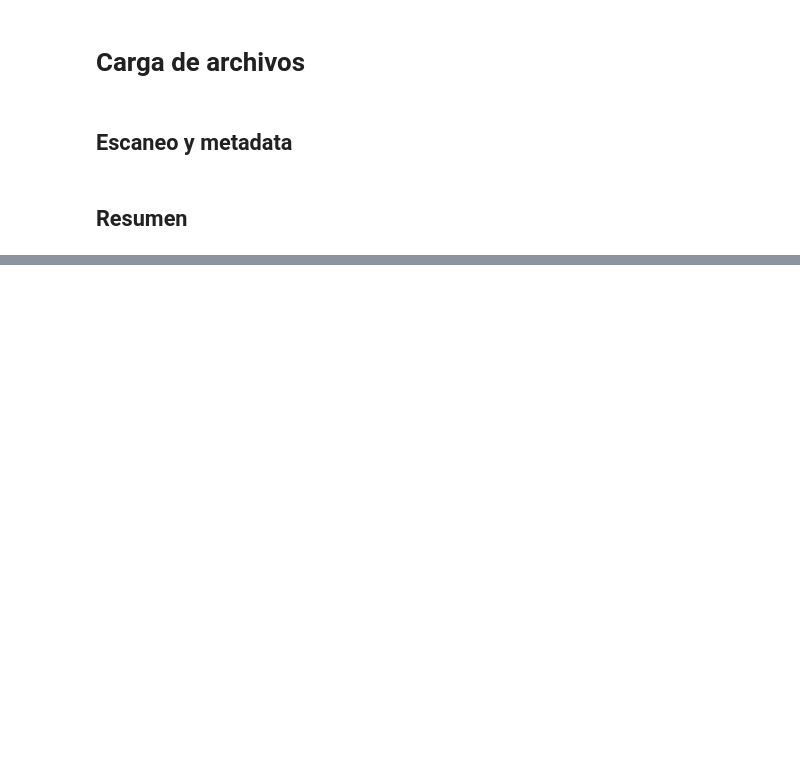
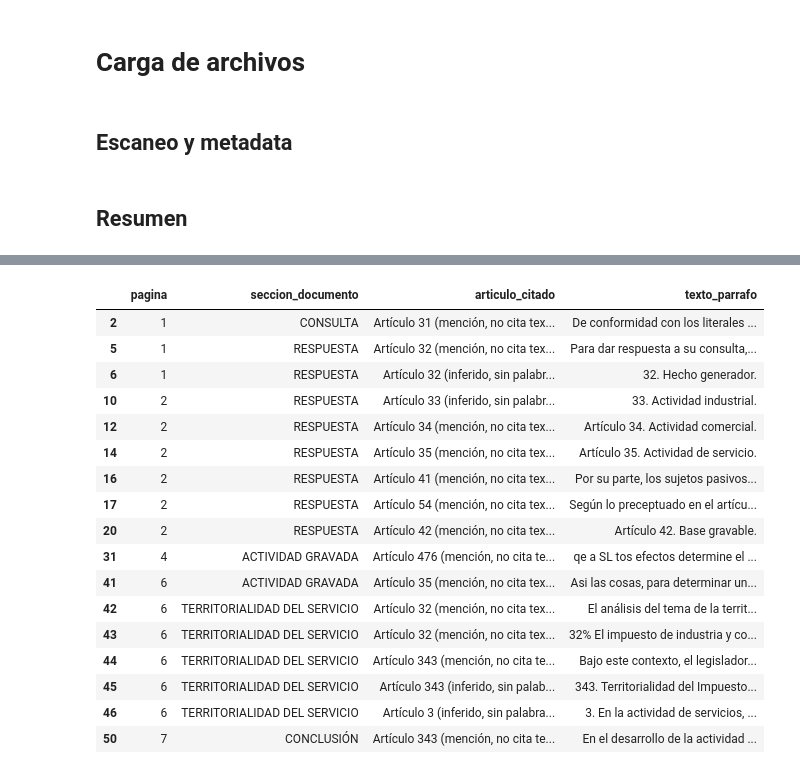
Before and after one commit to rebeca07-pedrozo/SINAI, a Jupyter notebook: SINAI.ipynb, the cells around one changed output, grey strips where cells are left out. Cells and saved outputs as stored; diff of their text form; code cells hidden in the pictures; blank space fills up the shorter version.

```diff
--- a/SINAI.ipynb
+++ b/SINAI.ipynb
@@ -174,0 +304,25 @@ Archivos listos para procesar:
+# %%
+resultados_extraccion = []
+for pdf_info in pdfs_disponibles:
+    doc = fitz.open(pdf_info["ruta"])
+    filas_pdf = df_clasificacion[df_clasificacion["archivo"] == pdf_info["nombre"]]
+
+    for _, fila in filas_pdf.iterrows():
+        num_pagina = fila["pagina"]
+        page = doc[num_pagina - 1]
+        extraccion = extraer_texto_pagina(page, fila["tipo"], pdf_info["nombre"], num_pagina)
+        resultados_extraccion.append({
+            "archivo": pdf_info["nombre"],
+            "pagina": num_pagina,
+            "tipo_pagina": fila["tipo"],
+            "metodo_extraccion": extraccion["metodo"],
+            "confianza_ocr": extraccion["confianza_ocr"],
+            "texto_extraido": extraccion["texto"],
+            "num_caracteres": len(extraccion["texto"]),
+        })
+        logger.info(
+            f"'{pdf_info['nombre']}' pág.{num_pagina}: método={extraccion['metodo']}, "
+            f"{len(extraccion['texto'])} caracteres extraídos."
+        )
+    doc.close()
+df_extraccion = pd.DataFrame(resultados_extraccion)
@@ -174,0 +361,8 @@ Archivos listos para procesar:
+# %%
+import re
+from difflib import SequenceMatcher
+from collections import Counter
+CONFIG["similitud_boilerplate"] = 0.75
+CONFIG["frecuencia_boilerplate"] = 0.4
+CONFIG["min_ratio_alfabetico_ruido"] = 0.5
+CONFIG["min_longitud_para_filtro_ruido"] = 3
@@ -174,0 +473,8 @@ Archivos listos para procesar:
+# %%
+dfs_limpios = []
+for pdf_info in pdfs_disponibles:
+    df_pdf = df_extraccion[df_extraccion["archivo"] == pdf_info["nombre"]].reset_index(drop=True)
+    dfs_limpios.append(limpiar_documento(df_pdf))
+
+df_limpio = pd.concat(dfs_limpios, ignore_index=True)
+logger.info(f"Limpieza aplicada a {len(df_limpio)} página(s) en total.")
@@ -174,0 +637,22 @@ Archivos listos para procesar:
+# %%
+pd.set_option("display.max_colwidth", 120)
+display(df_estructurado[df_estructurado["articulo_citado"].notna()][["pagina", "seccion_documento", "articulo_citado", "texto_parrafo"]])
+# %% [output]
+|  | pagina | seccion_documento | articulo_citado | texto_parrafo |
+| 2 | 1 | CONSULTA | Artículo 31 (mención, no cita tex... | De conformidad con los literales ... |
+| 5 | 1 | RESPUESTA | Artículo 32 (mención, no cita tex... | Para dar respuesta a su consulta,... |
+| 6 | 1 | RESPUESTA | Artículo 32 (inferido, sin palabr... | 32. Hecho generador. |
+| 10 | 2 | RESPUESTA | Artículo 33 (inferido, sin palabr... | 33. Actividad industrial. |
+| 12 | 2 | RESPUESTA | Artículo 34 (mención, no cita tex... | Artículo 34. Actividad comercial. |
+| 14 | 2 | RESPUESTA | Artículo 35 (mención, no cita tex... | Artículo 35. Actividad de servicio. |
+| 16 | 2 | RESPUESTA | Artículo 41 (mención, no cita tex... | Por su parte, los sujetos pasivos... |
+| 17 | 2 | RESPUESTA | Artículo 54 (mención, no cita tex... | Según lo preceptuado en el artícu... |
+| 20 | 2 | RESPUESTA | Artículo 42 (mención, no cita tex... | Artículo 42. Base gravable. |
+| 31 | 4 | ACTIVIDAD GRAVADA | Artículo 476 (mención, no cita te... | qe a SL tos efectos determine el ... |
+| 41 | 6 | ACTIVIDAD GRAVADA | Artículo 35 (mención, no cita tex... | Asi las cosas, para determinar un... |
+| 42 | 6 | TERRITORIALIDAD DEL SERVICIO | Artículo 32 (mención, no cita tex... | El análisis del tema de la territ... |
+| 43 | 6 | TERRITORIALIDAD DEL SERVICIO | Artículo 32 (mención, no cita tex... | 32% El impuesto de industria y co... |
+| 44 | 6 | TERRITORIALIDAD DEL SERVICIO | Artículo 343 (mención, no cita te... | Bajo este contexto, el legislador... |
+| 45 | 6 | TERRITORIALIDAD DEL SERVICIO | Artículo 343 (inferido, sin palab... | 343. Territorialidad del Impuesto... |
+| 46 | 6 | TERRITORIALIDAD DEL SERVICIO | Artículo 3 (inferido, sin palabra... | 3. En la actividad de servicios, ... |
+| 50 | 7 | CONCLUSIÓN | Artículo 343 (mención, no cita te... | En el desarrollo de la actividad ... |
```
Also changed, not shown: parts of 23 cells of this notebook.
